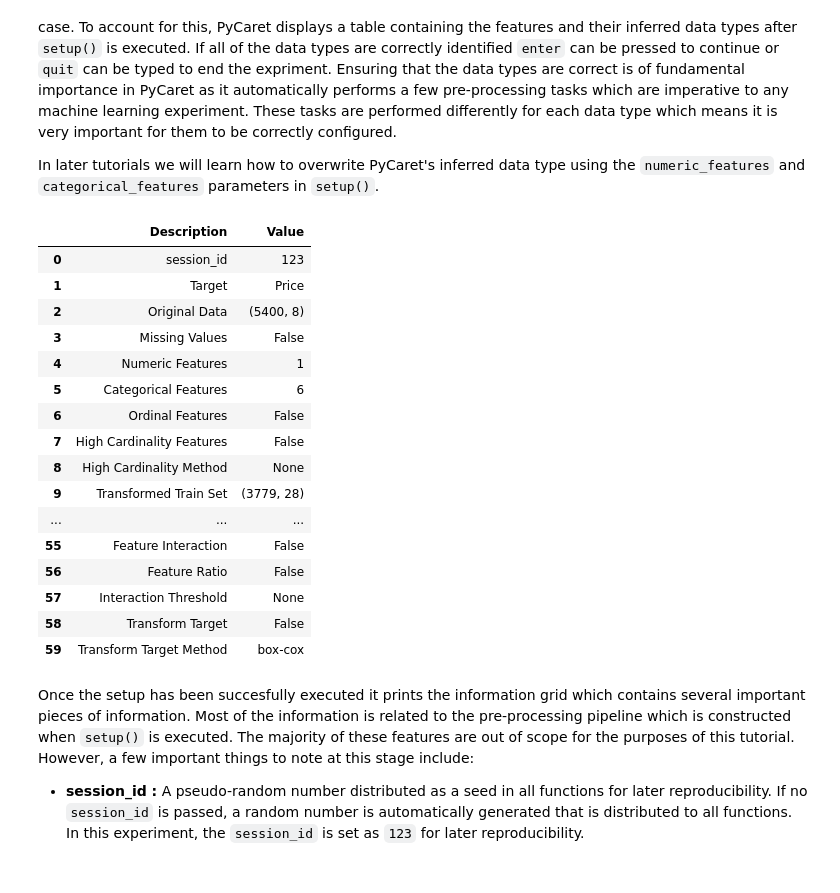
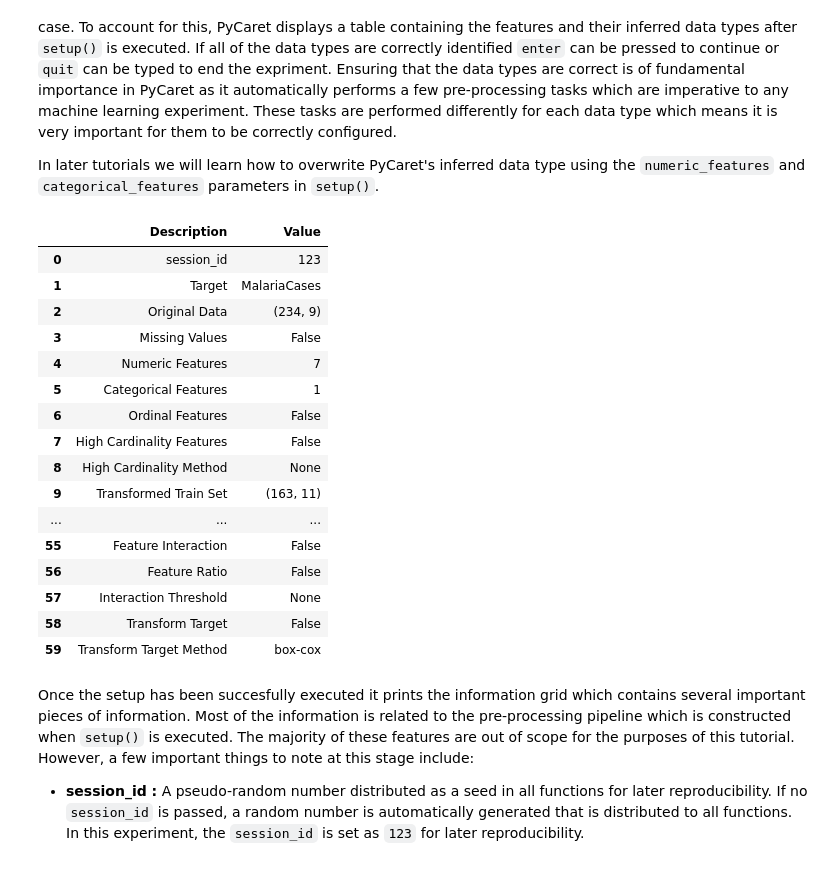
Before and after one commit to mtofighi/ChilwaBasin, a Jupyter notebook: ZombaDisease1/Zomba1.ipynb, the cells around one changed output. Drawn from its saved outputs; the diff is of its cells as text; code cells hidden in the pictures.

```diff
--- a/ZombaDisease1/Zomba1.ipynb
+++ b/ZombaDisease1/Zomba1.ipynb
@@ -111,4 +114,5 @@ The original dataset and description can be __[found here.](https://github.com/D
 You can download the data from the original source __[found here](https://github.com/DardenDSC/sarah-gets-a-diamond)__ and load it using pandas __[(Learn How)](https://pandas.pydata.org/pandas-docs/stable/reference/api/pandas.read_csv.html)__ or you can use PyCaret's data respository to load the data using the `get_data()` function (This will require internet connection).
 # %%
 from pycaret.datasets import get_data
-dataset = get_data('diamond')
+#dataset = get_data('diamond')
+dataset = pd.read_excel('/ZombaMalaria.xlsx')
@@ -148,19 +184,20 @@ When `setup()` is executed, PyCaret's inference algorithm will automatically inf
 In later tutorials we will learn how to overwrite PyCaret's inferred data type using the `numeric_features` and `categorical_features` parameters in `setup()`.
 # %%
 from pycaret.regression import *
-exp_reg101 = setup(data = data, target = 'Price', session_id=123)
+#exp_reg101 = setup(data = data, target = 'Price', session_id=123)
+exp_reg101 = setup(data = data, target = 'MalariaCases', session_id=123)
 # %% [output]
 |  | Description | Value |
 | 0 | session_id | 123 |
-| 1 | Target | Price |
-| 2 | Original Data | (5400, 8) |
+| 1 | Target | MalariaCases |
+| 2 | Original Data | (234, 9) |
 | 3 | Missing Values | False |
-| 4 | Numeric Features | 1 |
-| 5 | Categorical Features | 6 |
+| 4 | Numeric Features | 7 |
+| 5 | Categorical Features | 1 |
 | 6 | Ordinal Features | False |
 | 7 | High Cardinality Features | False |
 | 8 | High Cardinality Method | None |
-| 9 | Transformed Train Set | (3779, 28) |
+| 9 | Transformed Train Set | (163, 11) |
 | ... | ... | ... |
 | 55 | Feature Interaction | False |
 | 56 | Feature Ratio | False |
```
Also changed, not shown: parts of 17 cells of this notebook.
